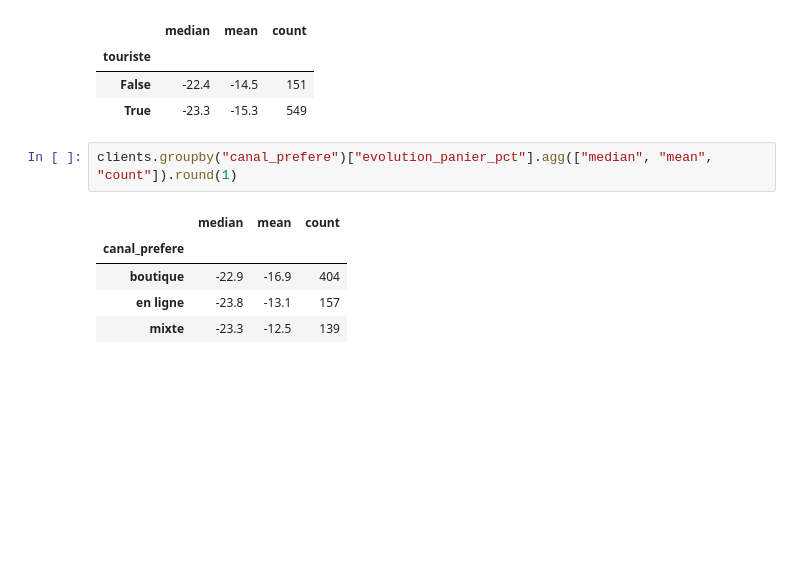
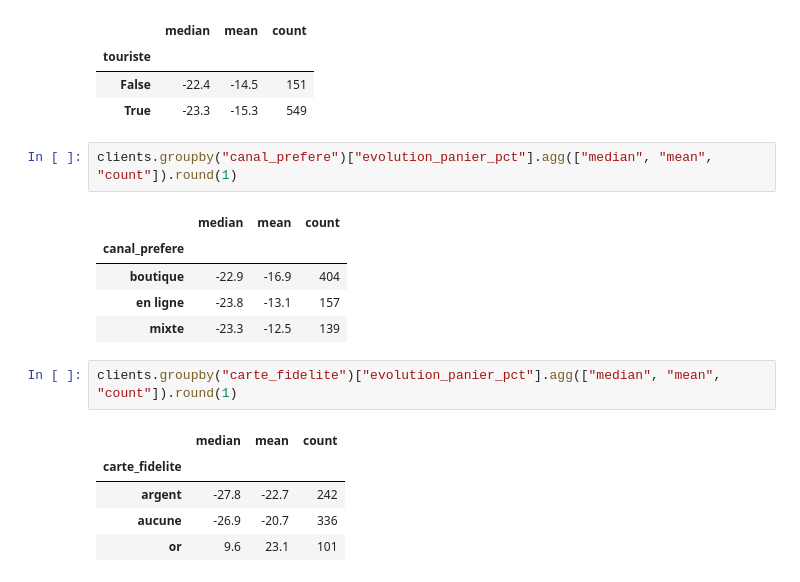
Before and after one commit to maureljean55/atelier-saint-honore, a Jupyter notebook: 02- q1_q2_descriptif.ipynb, the cells around one changed output. Saved outputs shown, nothing was run; the diff lists cells and outputs as text; blank space fills up the shorter version.

Commit message:
la baisse se concentre hors carte or (or +9,6 %, autres -27 %)

```diff
--- a/02- q1_q2_descriptif.ipynb
+++ b/02- q1_q2_descriptif.ipynb
@@ -106,3 +106,11 @@ clients.groupby("canal_prefere")["evolution_panier_pct"].agg(["median", "mean",
 | boutique | -22.9 | -16.9 | 404 |
 | en ligne | -23.8 | -13.1 | 157 |
 | mixte | -23.3 | -12.5 | 139 |
+# %%
+clients.groupby("carte_fidelite")["evolution_panier_pct"].agg(["median", "mean", "count"]).round(1)
+# %% [output]
+|  | median | mean | count |
+| carte_fidelite |  |  |  |
+| argent | -27.8 | -22.7 | 242 |
+| aucune | -26.9 | -20.7 | 336 |
+| or | 9.6 | 23.1 | 101 |
```
